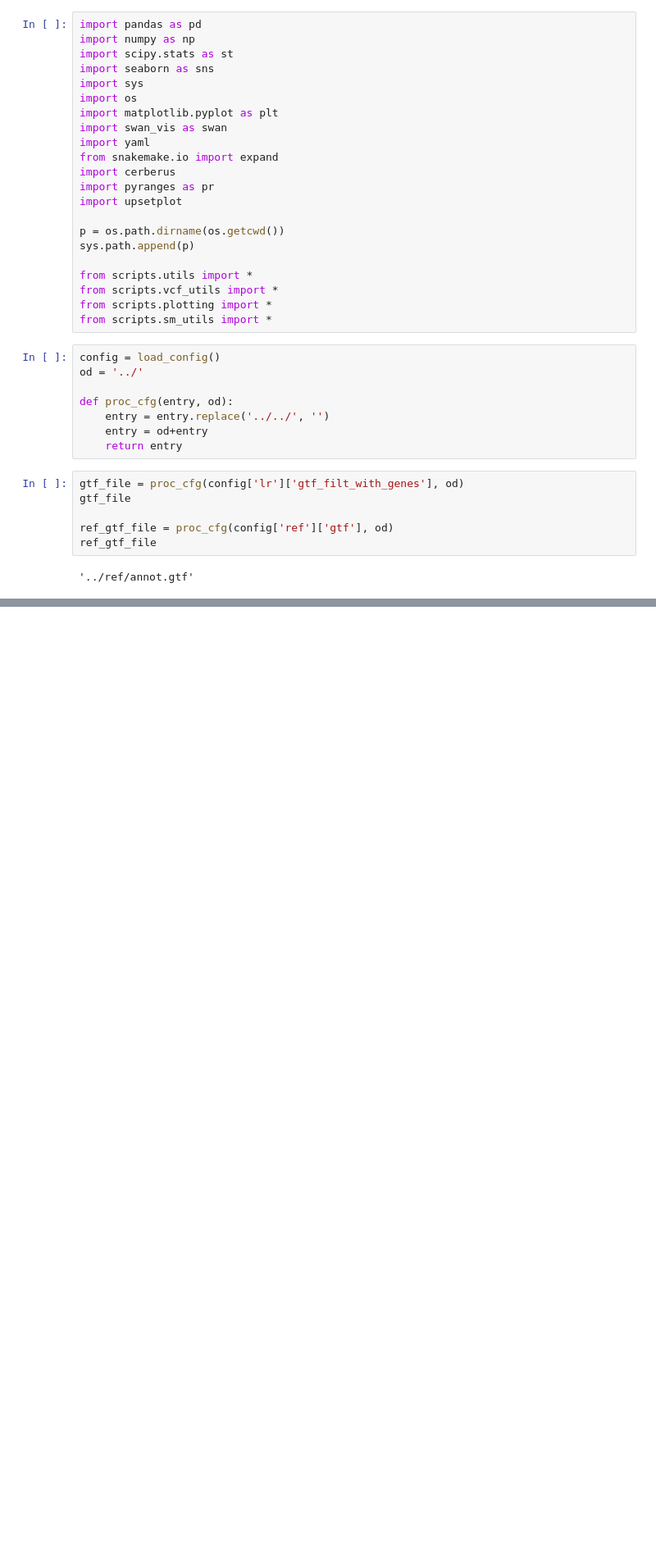
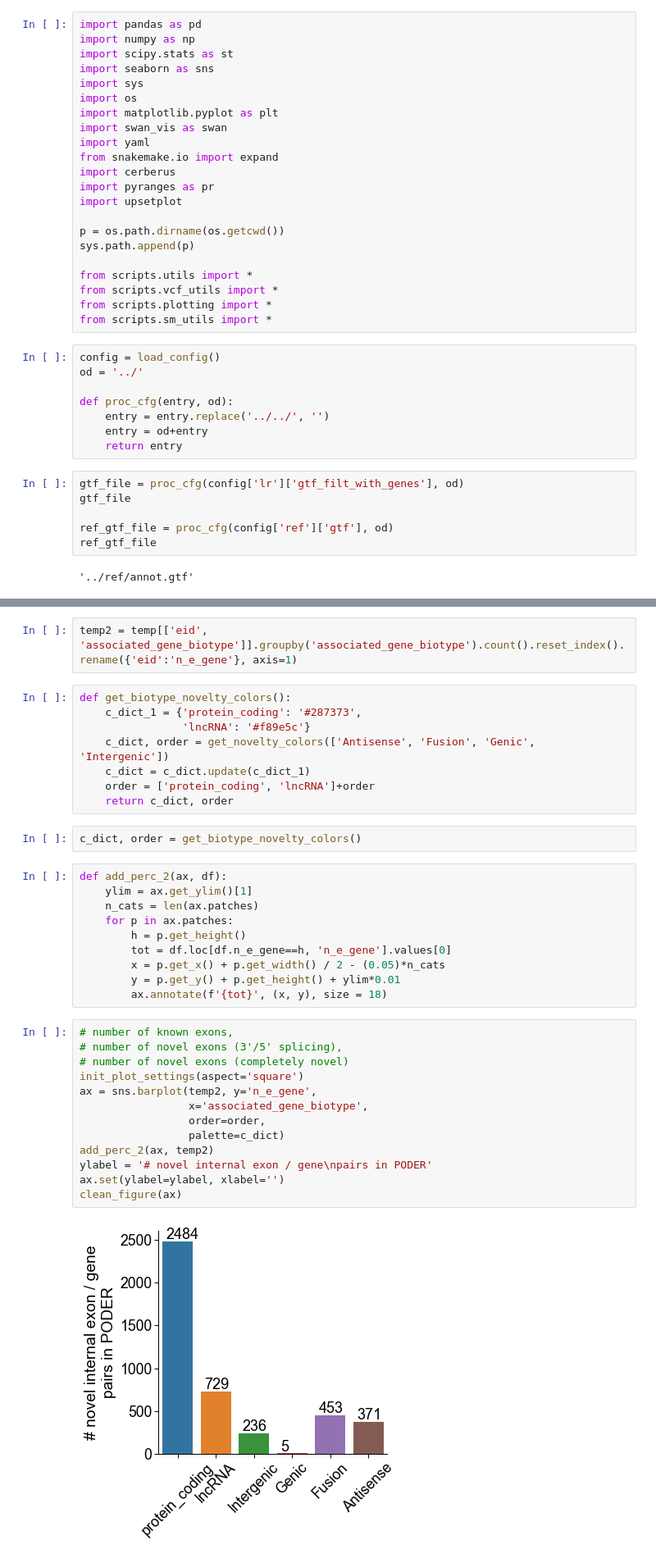
Before and after one commit to fairliereese/240903_pt, a Jupyter notebook: analysis/characterize_novel_exons.ipynb, the cells around one changed output, grey strips where cells are left out. Shown at 82% size. Saved outputs shown, nothing was run; the diff lists cells and outputs as text; blank space fills up the shorter version.

```diff
--- a/analysis/characterize_novel_exons.ipynb
+++ b/analysis/characterize_novel_exons.ipynb
@@ -44,0 +234,37 @@ ic_df = cerberus.get_ic(df)
+# %%
+temp2 = temp[['eid', 'associated_gene_biotype']].groupby('associated_gene_biotype').count().reset_index().rename({'eid':'n_e_gene'}, axis=1)
+# %%
+def get_biotype_novelty_colors():
+    c_dict_1 = {'protein_coding': '#287373',
+                'lncRNA': '#f89e5c'}
+    c_dict, order = get_novelty_colors(['Antisense', 'Fusion', 'Genic', 'Intergenic'])
+    c_dict = c_dict.update(c_dict_1)
+    order = ['protein_coding', 'lncRNA']+order
+    return c_dict, order
+# %%
+c_dict, order = get_biotype_novelty_colors()
+# %%
+def add_perc_2(ax, df):
+    ylim = ax.get_ylim()[1]
+    n_cats = len(ax.patches)
+    for p in ax.patches:
+        h = p.get_height()
+        tot = df.loc[df.n_e_gene==h, 'n_e_gene'].values[0]
+        x = p.get_x() + p.get_width() / 2 - (0.05)*n_cats
+        y = p.get_y() + p.get_height() + ylim*0.01
+        ax.annotate(f'{tot}', (x, y), size = 18)
+# %%
+# number of known exons,
+# number of novel exons (3'/5' splicing),
+# number of novel exons (completely novel)
+init_plot_settings(aspect='square')
+ax = sns.barplot(temp2, y='n_e_gene',
+                 x='associated_gene_biotype',
+                 order=order,
+                 palette=c_dict)
+add_perc_2(ax, temp2)
+ylabel = '# novel internal exon / gene\npairs in PODER'
+ax.set(ylabel=ylabel, xlabel='')
+clean_figure(ax)
+# %% [output]
+[figure, added]
```
Also changed, not shown: parts of 37 cells of this notebook, 2 other files.
